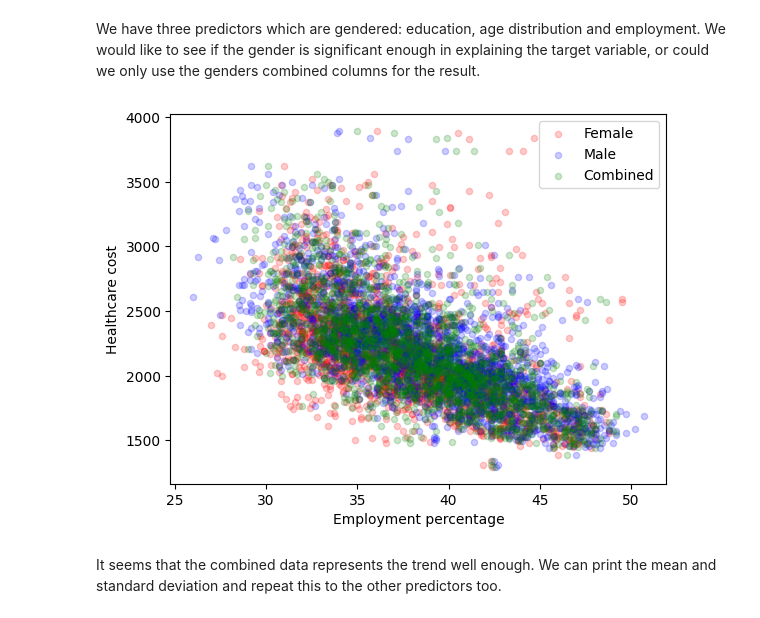
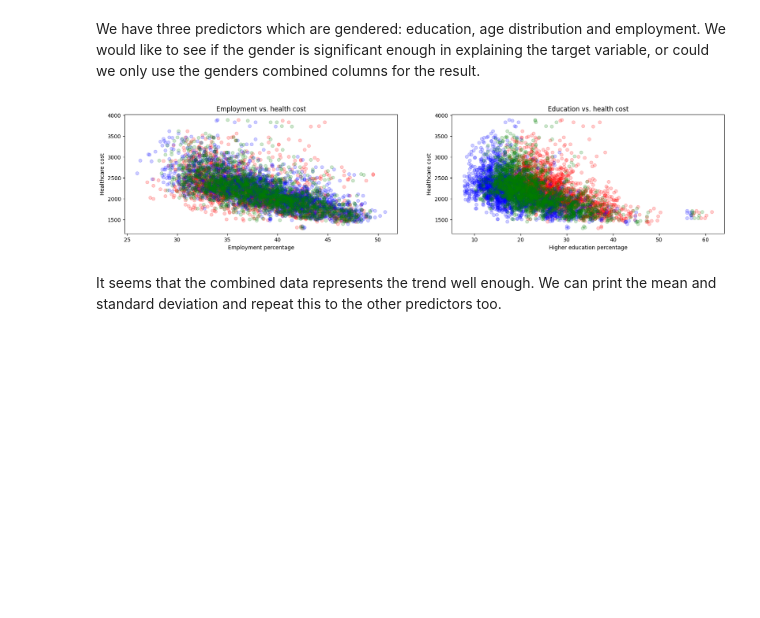
Before and after one commit to AnnaKuokkanen/DataScienceIntro, a Jupyter notebook: intro_to_data_project.ipynb, the cells around one changed output. Saved outputs shown, nothing was run; the diff lists cells and outputs as text; code cells hidden in the pictures; blank space fills up the shorter version.

```diff
--- a/intro_to_data_project.ipynb
+++ b/intro_to_data_project.ipynb
@@ -300,18 +300,32 @@ We are most interested in the following questions about the data:
 * Which predictors explain the most of the target variable's variance?
 # %% [markdown]
 We have three predictors which are gendered: education, age distribution and employment. We would like to see if the gender is significant enough in explaining the target variable, or could we only use the genders combined columns for the result.
-# %%
-df = pd.read_csv("data/data_clean.csv")
-df_employed = df[["male_employed", "female_employed", "combined_employed", "health_cost"]]
-
-ax1 = df_employed.plot(kind='scatter', x='female_employed', y='health_cost', color='red', alpha=0.2, label="Female")
-df_employed.plot(kind='scatter', x='male_employed', y='health_cost', color='blue', ax=ax1, alpha=0.2, label="Male")
-df_employed.plot(kind='scatter', x='combined_employed', y='health_cost', color='green', ax=ax1, alpha=0.2, label="Combined")
-ax1.set_xlabel("Employment percentage")
-ax1.set_ylabel("Healthcare cost")
-plt.savefig('images/employed.jpg')
-# %% [output]
-[figure, removed]
+# %%
+df = pd.read_csv("data/data_clean.csv")
+df_employed = df[["male_employed", "female_employed", "combined_employed", "health_cost"]]
+df_education = df[["male_higher_education", "female_higher_education", "combined_higher_education", "health_cost"]]
+
+fig, axs = plt.subplots(1, 2, figsize=(20, 4))
+
+plt.subplot(1, 2, 1)
+plt.scatter(df_employed['female_employed'], df_employed['health_cost'], color='red', alpha=0.2, label="Female")
+plt.scatter(df_employed['male_employed'], df_employed['health_cost'], color='blue', alpha=0.2, label="Male")
+plt.scatter(df_employed['combined_employed'], df_employed['health_cost'], color='green', alpha=0.2, label="Combined")
+plt.xlabel("Employment percentage")
+plt.ylabel("Healthcare cost")
+plt.title("Employment vs. health cost")
+
+plt.subplot(1, 2, 2)
+plt.scatter(df_education['female_higher_education'], df_education['health_cost'], color='red', alpha=0.2, label="Female")
+plt.scatter(df_education['male_higher_education'], df_education['health_cost'], color='blue', alpha=0.2, label="Male")
+plt.scatter(df_education['combined_higher_education'], df_education['health_cost'], color='green', alpha=0.2, label="Combined")
+plt.xlabel("Higher education percentage")
+plt.ylabel("Healthcare cost")
+plt.title("Education vs. health cost")
+
+plt.savefig('images/education_employment.jpg')
+# %% [output]
+[figure, added]
 # %% [markdown]
 It seems that the combined data represents the trend well enough. We can print the mean and standard deviation and repeat this to the other predictors too.
 # %%
```
Also changed, not shown: parts of 16 cells of this notebook, 3 other files.
